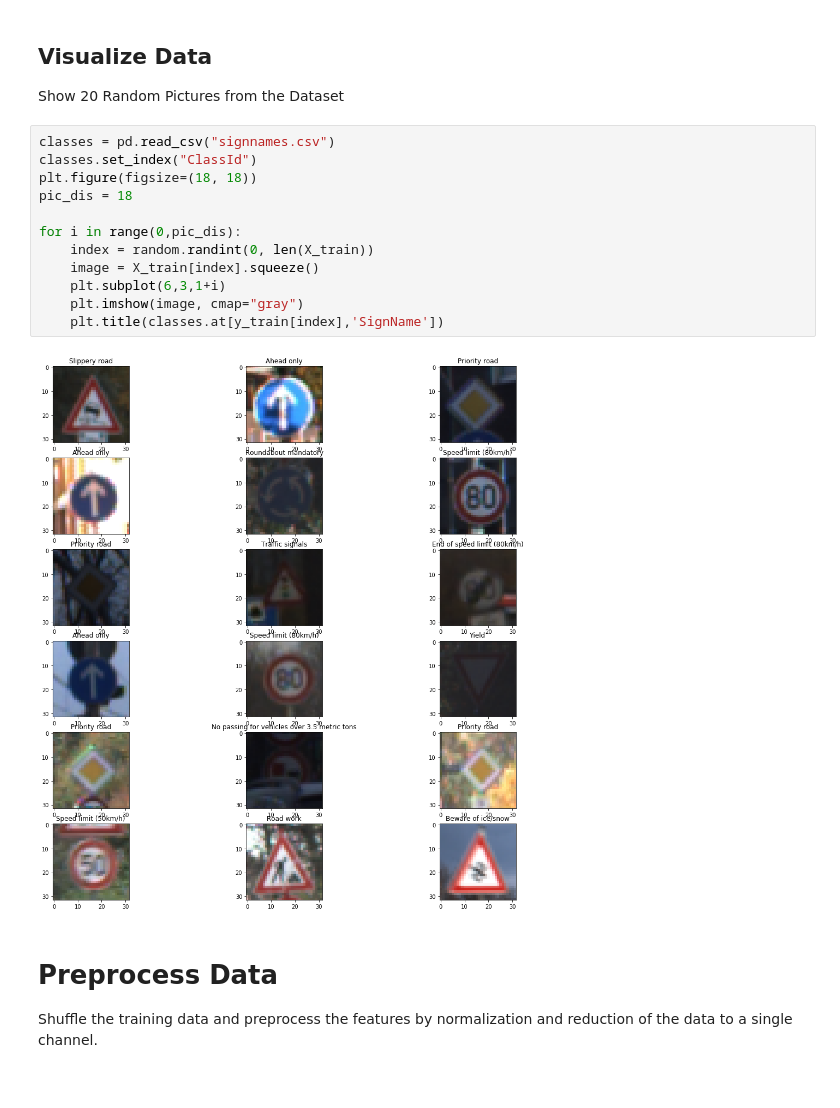
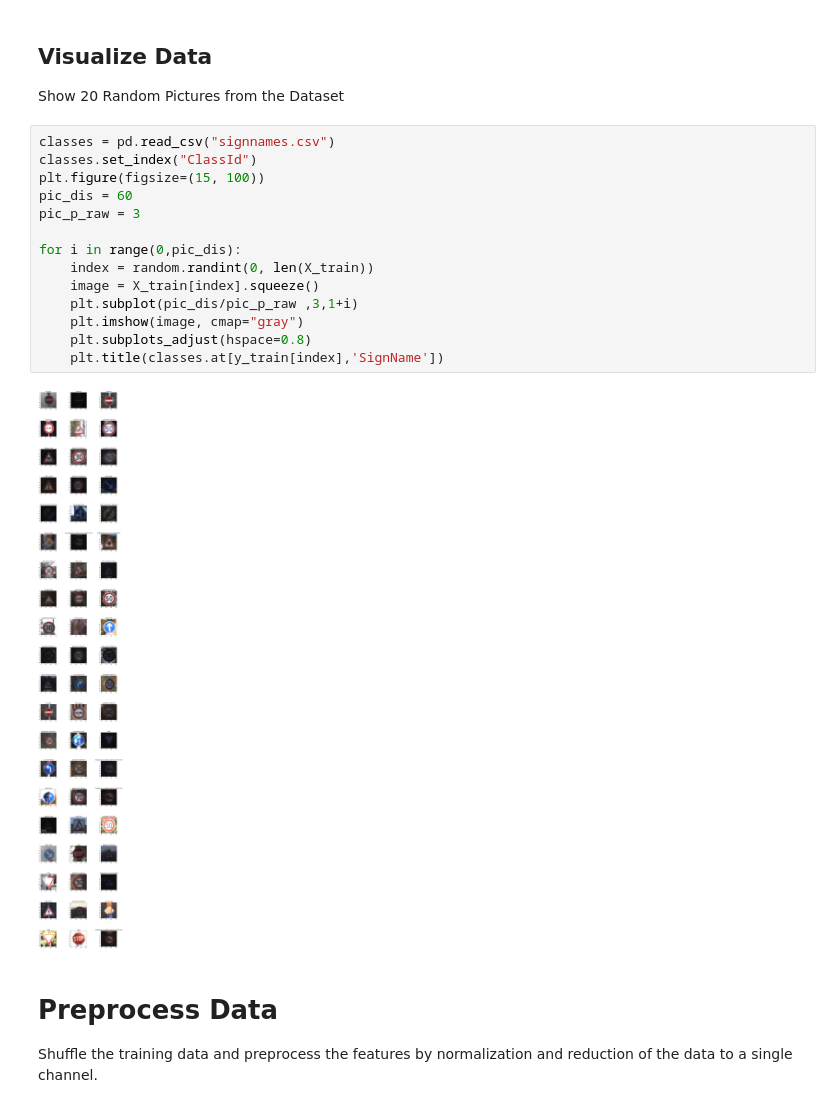
Before and after one commit to Ly0n/CarND-Traffic-Sign-cy, a Jupyter notebook: Traffic_Sign_cy.ipynb, the cells around one changed output. Drawn from its saved outputs; the diff is of its cells as text.

```diff
--- a/Traffic_Sign_cy.ipynb
+++ b/Traffic_Sign_cy.ipynb
@@ -54,17 +54,19 @@ Show 20 Random Pictures from the Dataset
 # %%
 classes = pd.read_csv("signnames.csv")
 classes.set_index("ClassId")
-plt.figure(figsize=(18, 18))
-pic_dis = 18
+plt.figure(figsize=(15, 100))
+pic_dis = 60
+pic_p_raw = 3
 
 for i in range(0,pic_dis):
     index = random.randint(0, len(X_train))
     image = X_train[index].squeeze()
-    plt.subplot(6,3,1+i)
+    plt.subplot(pic_dis/pic_p_raw ,3,1+i)
     plt.imshow(image, cmap="gray")
+    plt.subplots_adjust(hspace=0.8)
     plt.title(classes.at[y_train[index],'SignName'])
 # %% [output]
-[figure, old version]
+[figure, new version]
 # %% [markdown]
 # Preprocess Data
 
```
Also changed, not shown: parts of 4 cells of this notebook.
